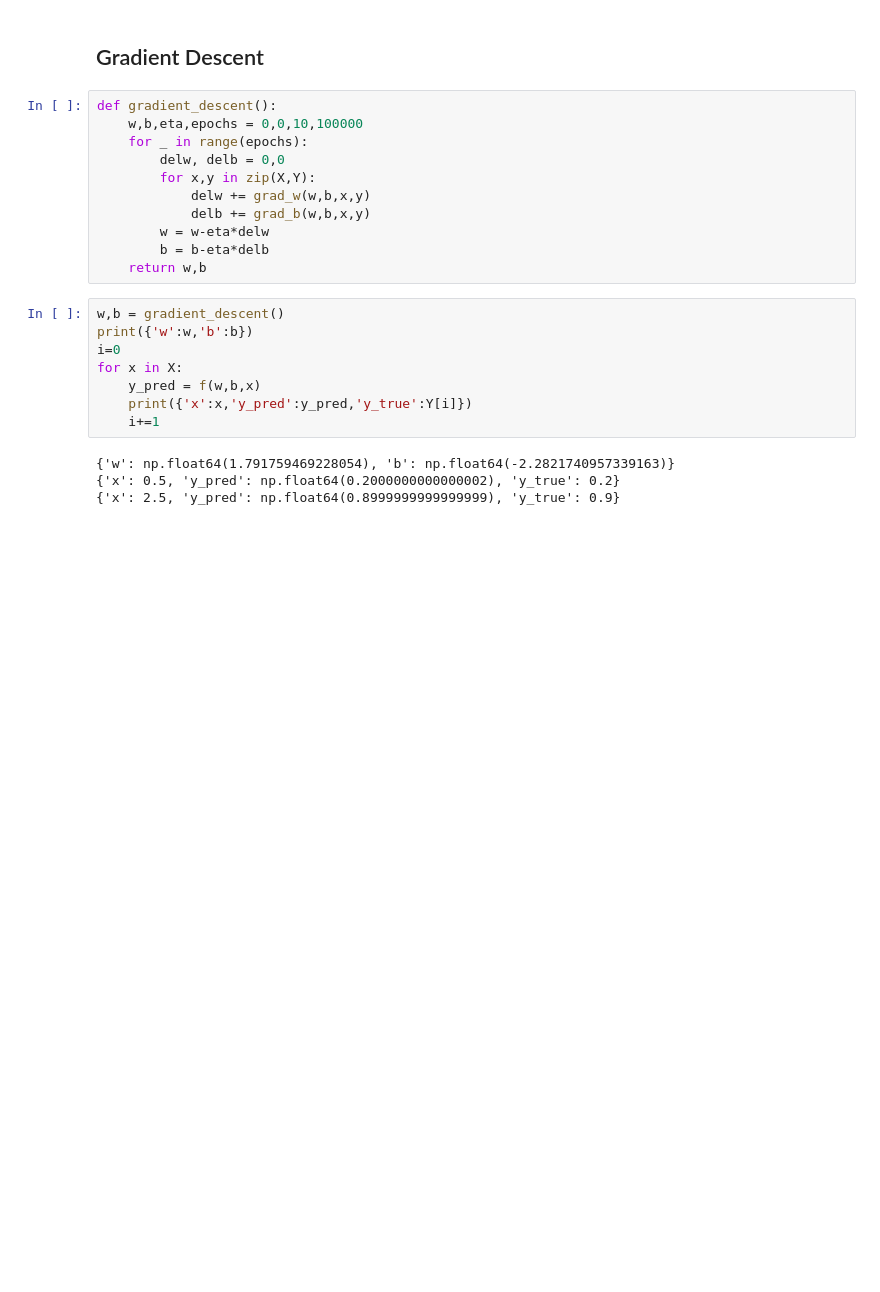
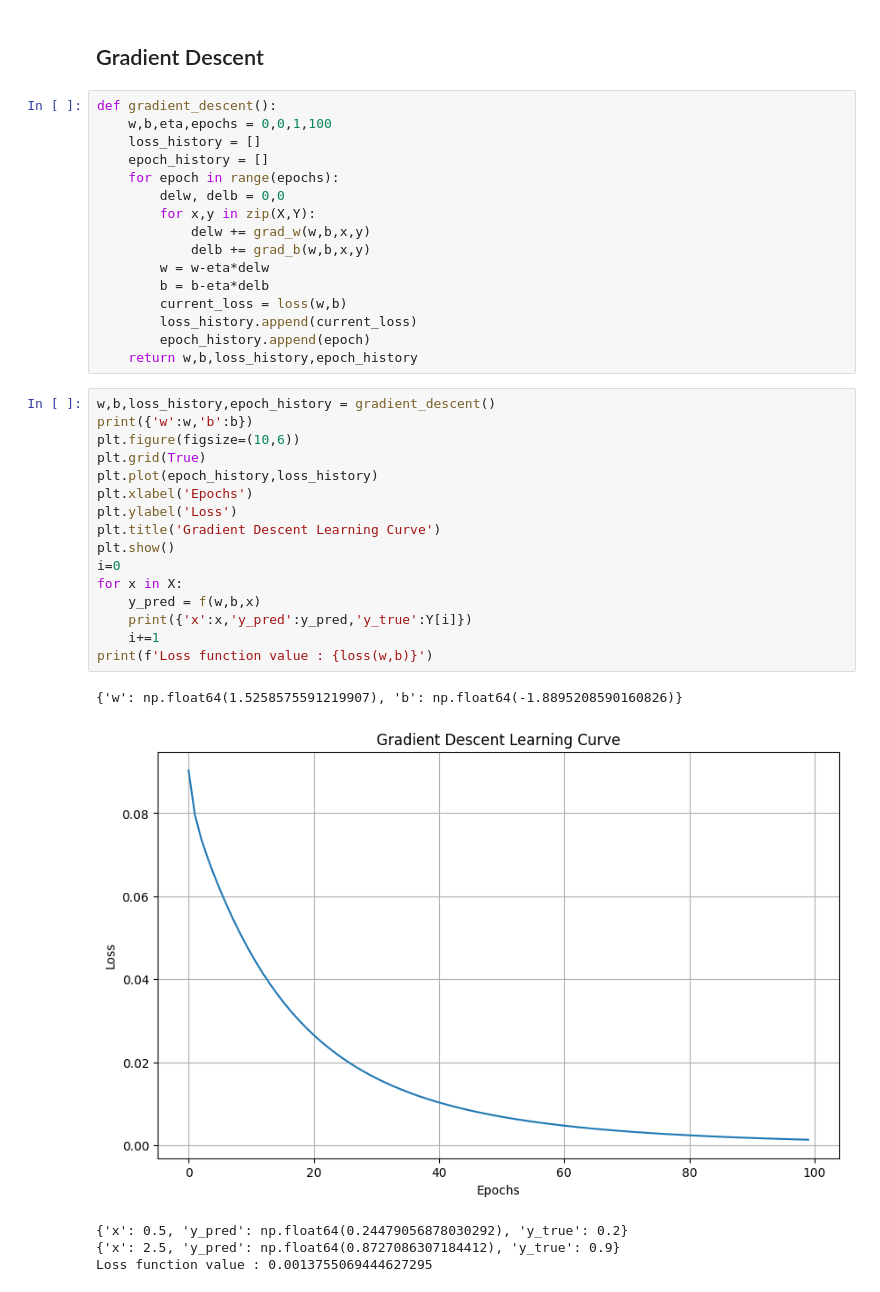
Before and after one commit to Jai1019-coder/Machine-Learning, a Jupyter notebook: 09-NPTEL Deep Learning IIT Ropar/Sigmoid Neuron/Gradient_Descent.ipynb, the cells around one changed output. Saved outputs shown, nothing was run; the diff lists cells and outputs as text; blank space fills up the shorter version.

Commit message:
Added Gradient Descent Learning Curve

```diff
--- a/09-NPTEL Deep Learning IIT Ropar/Sigmoid Neuron/Gradient_Descent.ipynb
+++ b/09-NPTEL Deep Learning IIT Ropar/Sigmoid Neuron/Gradient_Descent.ipynb
@@ -30,24 +31,39 @@ def grad_b(w,b,x,y):
 ## Gradient Descent
 # %%
 def gradient_descent():
-    w,b,eta,epochs = 0,0,10,100000
-    for _ in range(epochs):
+    w,b,eta,epochs = 0,0,1,100
+    loss_history = []
+    epoch_history = []
+    for epoch in range(epochs):
         delw, delb = 0,0
         for x,y in zip(X,Y):
             delw += grad_w(w,b,x,y)
             delb += grad_b(w,b,x,y)
         w = w-eta*delw
         b = b-eta*delb
-    return w,b
+        current_loss = loss(w,b)
+        loss_history.append(current_loss)
+        epoch_history.append(epoch)
+    return w,b,loss_history,epoch_history
 # %%
-w,b = gradient_descent()
+w,b,loss_history,epoch_history = gradient_descent()
 print({'w':w,'b':b})
+plt.figure(figsize=(10,6))
+plt.grid(True)
+plt.plot(epoch_history,loss_history)
+plt.xlabel('Epochs')
+plt.ylabel('Loss')
+plt.title('Gradient Descent Learning Curve')
+plt.show()
 i=0
 for x in X:
     y_pred = f(w,b,x)
     print({'x':x,'y_pred':y_pred,'y_true':Y[i]})
     i+=1
+print(f'Loss function value : {loss(w,b)}')
 # %% [output]
-{'w': np.float64(1.791759469228054), 'b': np.float64(-2.2821740957339163)}
-{'x': 0.5, 'y_pred': np.float64(0.2000000000000002), 'y_true': 0.2}
-{'x': 2.5, 'y_pred': np.float64(0.8999999999999999), 'y_true': 0.9}
+{'w': np.float64(1.5258575591219907), 'b': np.float64(-1.8895208590160826)}
+[figure, added]
+{'x': 0.5, 'y_pred': np.float64(0.24479056878030292), 'y_true': 0.2}
+{'x': 2.5, 'y_pred': np.float64(0.8727086307184412), 'y_true': 0.9}
+Loss function value : 0.0013755069444627295
```
Also changed, not shown: parts of 1 cell of this notebook.
